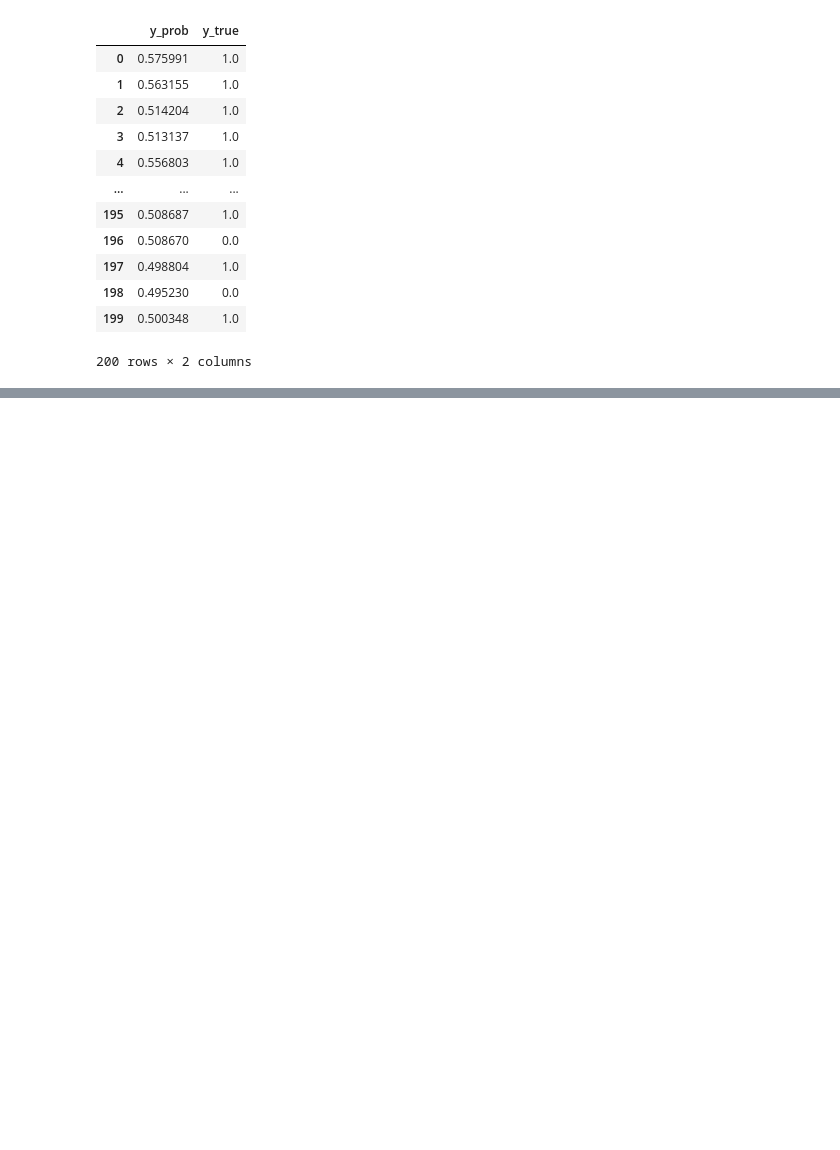
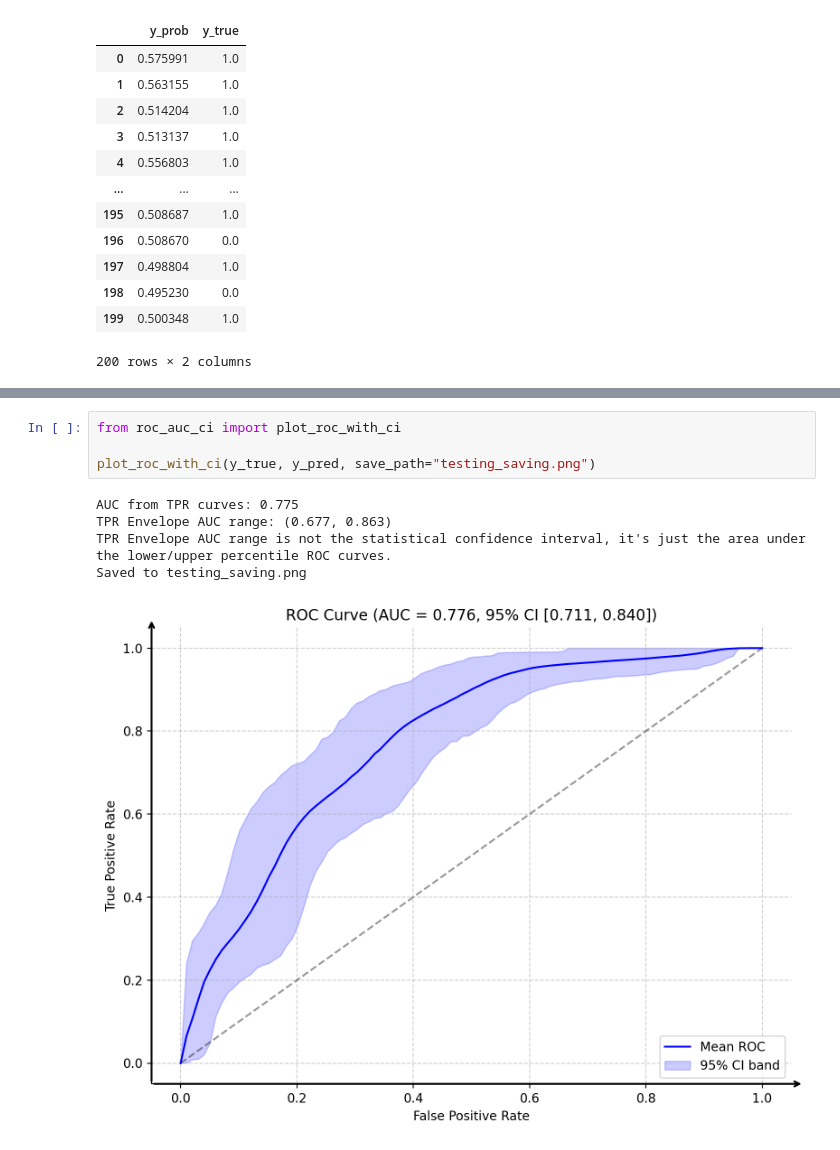
Before and after one commit to srijitseal/pauc, a Jupyter notebook: pauc/develop.ipynb, the cells around one changed output, grey strips where cells are left out. Drawn from its saved outputs; the diff is of its cells as text; blank space fills up the shorter version.

Commit message:
saving feature, type hinting

```diff
--- a/pauc/develop.ipynb
+++ b/pauc/develop.ipynb
@@ -48,3 +48,13 @@ AUC from TPR curves: 0.775
 TPR Envelope AUC range: (0.677, 0.863)
 TPR Envelope AUC range is not the statistical confidence interval, it's just the area under the lower/upper percentile ROC curves.
 [figure]
+# %%
+from roc_auc_ci import plot_roc_with_ci
+
+plot_roc_with_ci(y_true, y_pred, save_path="testing_saving.png")
+# %% [output]
+AUC from TPR curves: 0.775
+TPR Envelope AUC range: (0.677, 0.863)
+TPR Envelope AUC range is not the statistical confidence interval, it's just the area under the lower/upper percentile ROC curves.
+Saved to testing_saving.png
+[figure, added]
```
Also changed, not shown: parts of 3 cells of this notebook, 1 other file.
